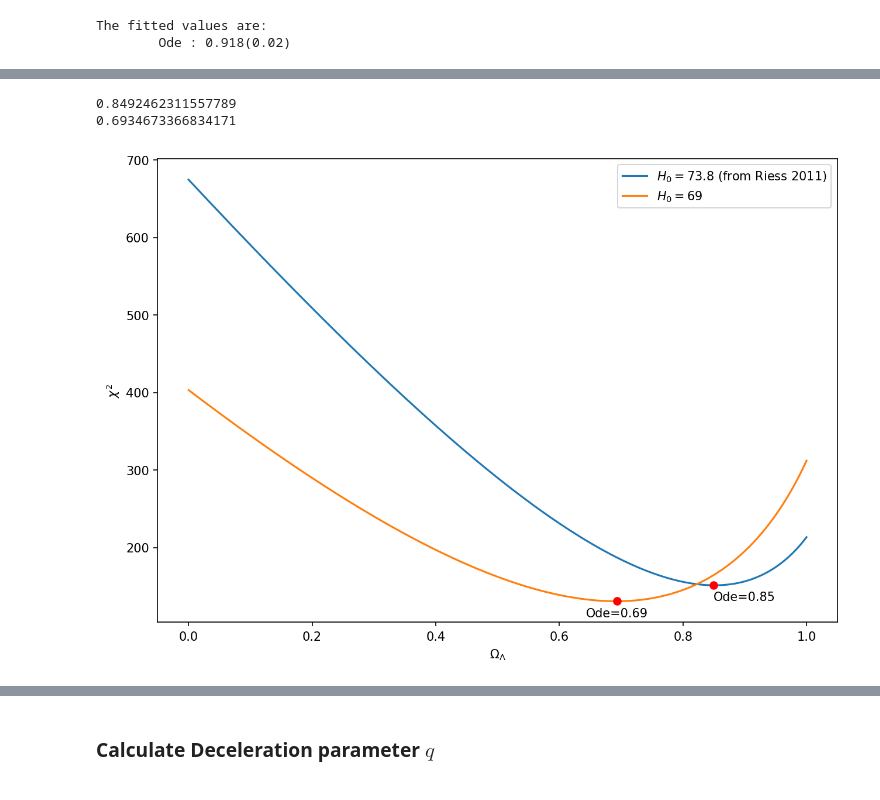
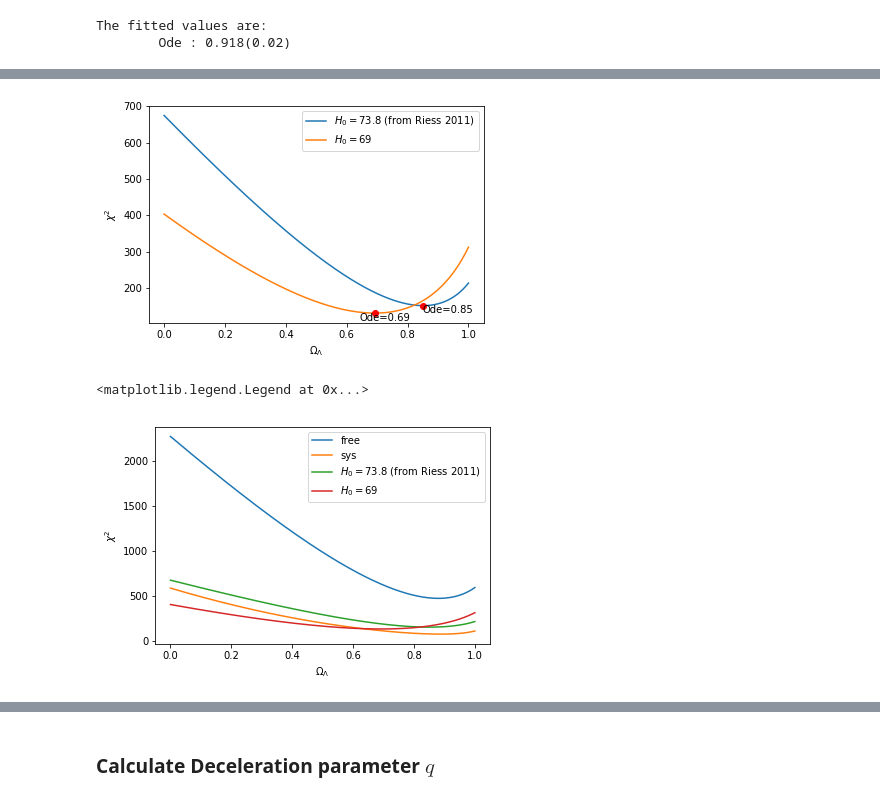
Before and after one commit to OriolAbril/cosmology, a Jupyter notebook: project.ipynb, the cells around one changed output, grey strips where cells are left out. Saved outputs shown, nothing was run; the diff lists cells and outputs as text; code cells hidden in the pictures.

```diff
--- a/project.ipynb
+++ b/project.ipynb
@@ -151,20 +152,41 @@ plt.legend()
 ind_73 = np.argmin(Ode_chi_73)
 plt.plot(Ode_grid[ind_73],Ode_chi_73[ind_73],'ro')
 plt.text(Ode_grid[ind_73],Ode_chi_73[ind_73]-20,'Ode={:.2f}'.format(Ode_grid[ind_73]))
-print Ode_grid[ind_73]
 ind_69 = np.argmin(Ode_chi_69)
-print Ode_grid[ind_69]
 plt.plot(Ode_grid[ind_69],Ode_chi_69[ind_69],'ro')
 plt.text(Ode_grid[ind_69]-.05,Ode_chi_69[ind_69]-20,'Ode={:.2f}'.format(Ode_grid[ind_69]))
 plt.savefig('chi2_Ode.png')
 # %% [output]
-0.8492462311557789
-0.6934673366834171
-[figure, old version]
+[figure, new version]
 # %%
-def chi2_nosys_flatLCDM(alfa,beta,Mb,Ode,Ok=0,w=-1,data=SNe_df,sigma_ext=sigma_ext):
+def chi2_nosys_flatLCDM(x,data=SNe_df,sigma_ext=sigma_ext):
+    alfa,beta,Mb,Ode = x
     Om = 1-Ode
     mu_B = data['mb']+alfa*data['x1']-beta*data['color']-Mb
     mu_cosmo = dist_mod(data['z'],Hz_flatLCDM,(Ode,))
     sigma_lc = data['err_mb']**2+alfa**2*data['err_x1']**2+beta**2*data['err_color']**2
     return sum((mu_B-mu_cosmo)**2/(sigma_lc+sigma_ext))
+
+def chi2_sys_flatLCDM(x,data=SNe_df,Csys=C_sys):
+    alfa,beta,Mb,Ode = x
+    Om = 1-Ode
+    mu_B = data['mb']+alfa*data['x1']-beta*data['color']-Mb
+    mu_cosmo = dist_mod(data['z'],Hz_flatLCDM,(Ode,))
+    mu_diff = (mu_B-mu_cosmo)**2
+    sigma_lc = data['err_mb']**2+alfa**2*data['err_x1']**2+beta**2*data['err_color']**2
+    Cinv = linalg.inv(np.diag(sigma_lc)+Csys)
+    #Cinv = linalg.inv(Csys)
+    return np.matmul(mu_diff,np.matmul(Cinv,mu_diff))
+# %%
+Ode_chi_free = [chi2_nosys_flatLCDM([.121,2.47,-19.32,Ode]) for Ode in Ode_grid]
+Ode_chi_sys = [chi2_sys_flatLCDM([.121,2.47,-19.32,Ode]) for Ode in Ode_grid]
+# %%
+plt.plot(Ode_grid,Ode_chi_free,label='free')
+plt.plot(Ode_grid,Ode_chi_sys,label='sys')
+plt.plot(Ode_grid,Ode_chi_73,label=r'$H_0=73.8$ (from Riess 2011)')
+plt.plot(Ode_grid,Ode_chi_69,label=r'$H_0=69$')
+plt.xlabel(r'$\Omega_\Lambda$'); plt.ylabel(r'$\chi^2$')
+plt.legend()
+# %% [output]
+<matplotlib.legend.Legend at 0x...>
+[figure, added]
```
Also changed, not shown: parts of 12 cells of this notebook, 1 other file.
